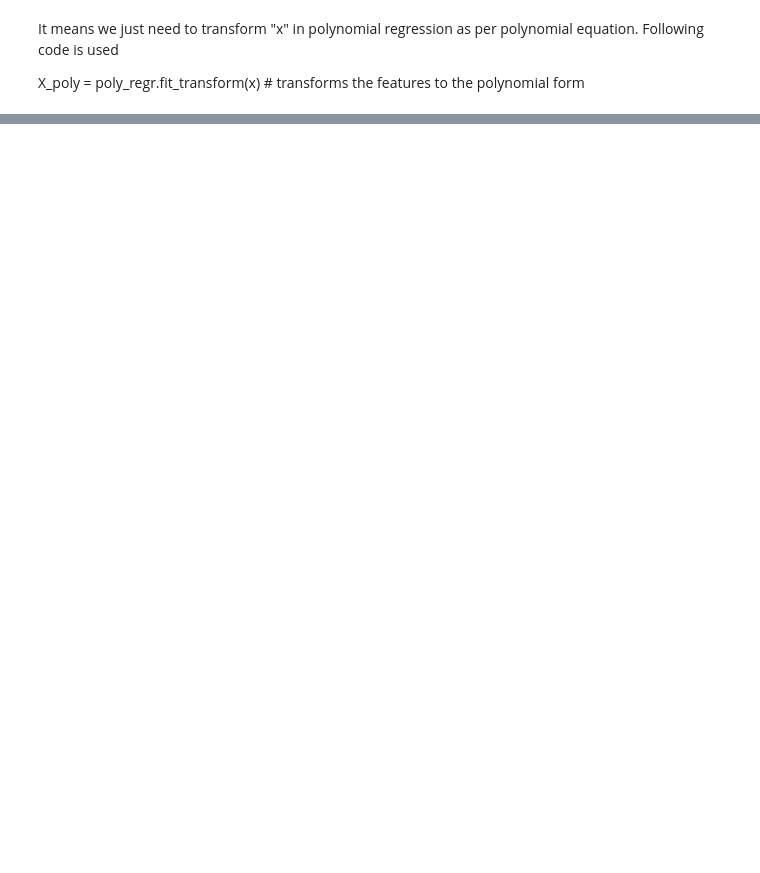
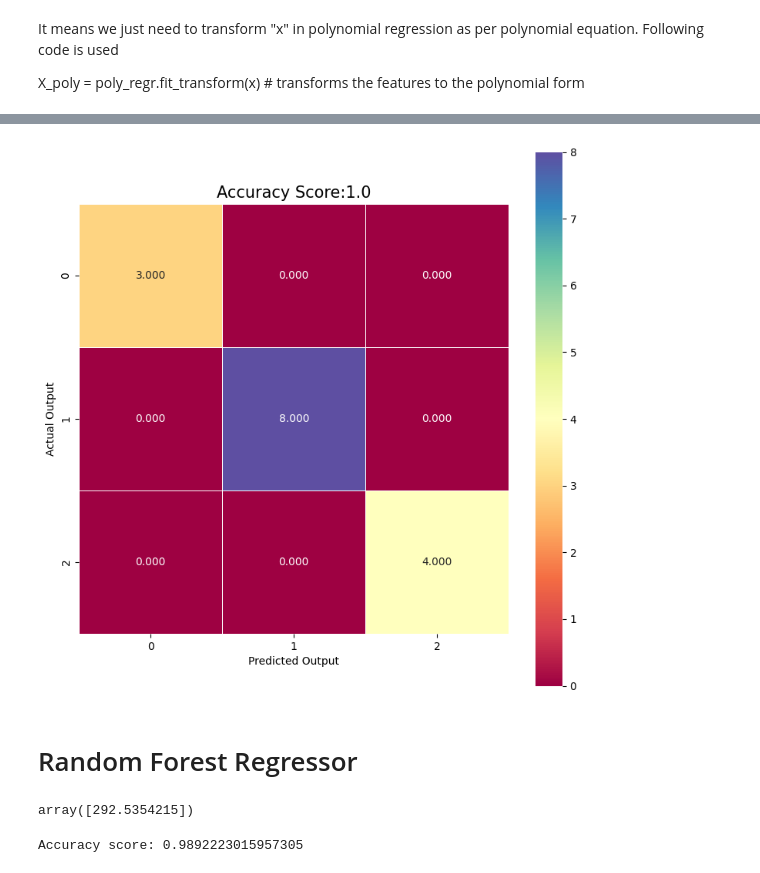
Before and after one commit to zartashiafzal/Data-Analysis-with-python-phase-2, a Jupyter notebook: 2_machine_learning/ML_models.ipynb, the cells around one changed output, grey strips where cells are left out. Saved outputs shown, nothing was run; the diff lists cells and outputs as text; code cells hidden in the pictures; blank space fills up the shorter version.

```diff
--- a/2_machine_learning/ML_models.ipynb
+++ b/2_machine_learning/ML_models.ipynb
@@ -688,0 +1272,7 @@ difference [-1070960.53489914]
+# %%
+from sklearn.ensemble import RandomForestClassifier
+model=RandomForestClassifier(n_estimators=100)
+model.fit(x_train,y_train)
+predicted_values= model.predict(x_test)
+score_2=accuracy_score(y_test , predicted_values)
+score_2
@@ -688,0 +1570,16 @@ difference [-1070960.53489914]
+# %%
+from sklearn.ensemble import RandomForestClassifier
+model=RandomForestClassifier(n_estimators=100)
+# n_estimators: the number of decision trees in the forest.
+# Increasing this hyperparameter generally improves the performance of the model but
+# also increases the computational cost of training and predicting.
+
+
+# model.fit(x,y)
+# model.predict([[5,4,2,6]])
+# %%
+from sklearn.model_selection import train_test_split
+x_train,x_test, y_train, y_test, = train_test_split(x,y,test_size=0.1,random_state=0)  #Always write train first then test
+model.fit(x_train, y_train)
+predicted_values= model.predict(x_test)
+predicted_values
@@ -688,0 +1591,8 @@ difference [-1070960.53489914]
+# %%
+
+score=model.score(x_test, y_test)
+print("Accuracy score:", score)
+#doubt in accuracry score>>confusion matrix
+from sklearn import metrics
+cm= metrics.confusion_matrix(y_test,predicted_values)
+cm
@@ -688,0 +1640,31 @@ difference [-1070960.53489914]
+# %%
+import seaborn as sns
+plt.figure(figsize= (9,9))
+sns.heatmap(cm, annot=True, fmt= ".3f", linewidths=.5, square= True, cmap= 'Spectral');
+plt.ylabel("Actual Output");
+plt.xlabel("Predicted Output");
+all_sample_title= "Accuracy Score:{0}".format(score)
+plt.title(all_sample_title, size= 15);
+# %% [output]
+[figure, added]
+# %% [markdown]
+# Random Forest Regressor
+# %%
+from sklearn.ensemble import RandomForestRegressor
+model=RandomForestRegressor(random_state=0)
+from sklearn.datasets import make_regression
+x, y = make_regression(n_features=4, random_state=0)
+model.fit(x,y)
+model.predict([[5,4,2,6]])
+# %% [output]
+array([292.5354215])
+# %%
+from sklearn.model_selection import train_test_split
+x_train,x_test, y_train, y_test, = train_test_split(x,y,test_size=0.1,random_state=0)  #Always write train first then test
+
+predicted_values= model.predict(x_test)
+predicted_values
+score=model.score(x_test, y_test)
+print("Accuracy score:", score)
+# %% [output]
+Accuracy score: 0.9892223015957305
```
Also changed, not shown: parts of 103 cells of this notebook, 14 other files.
